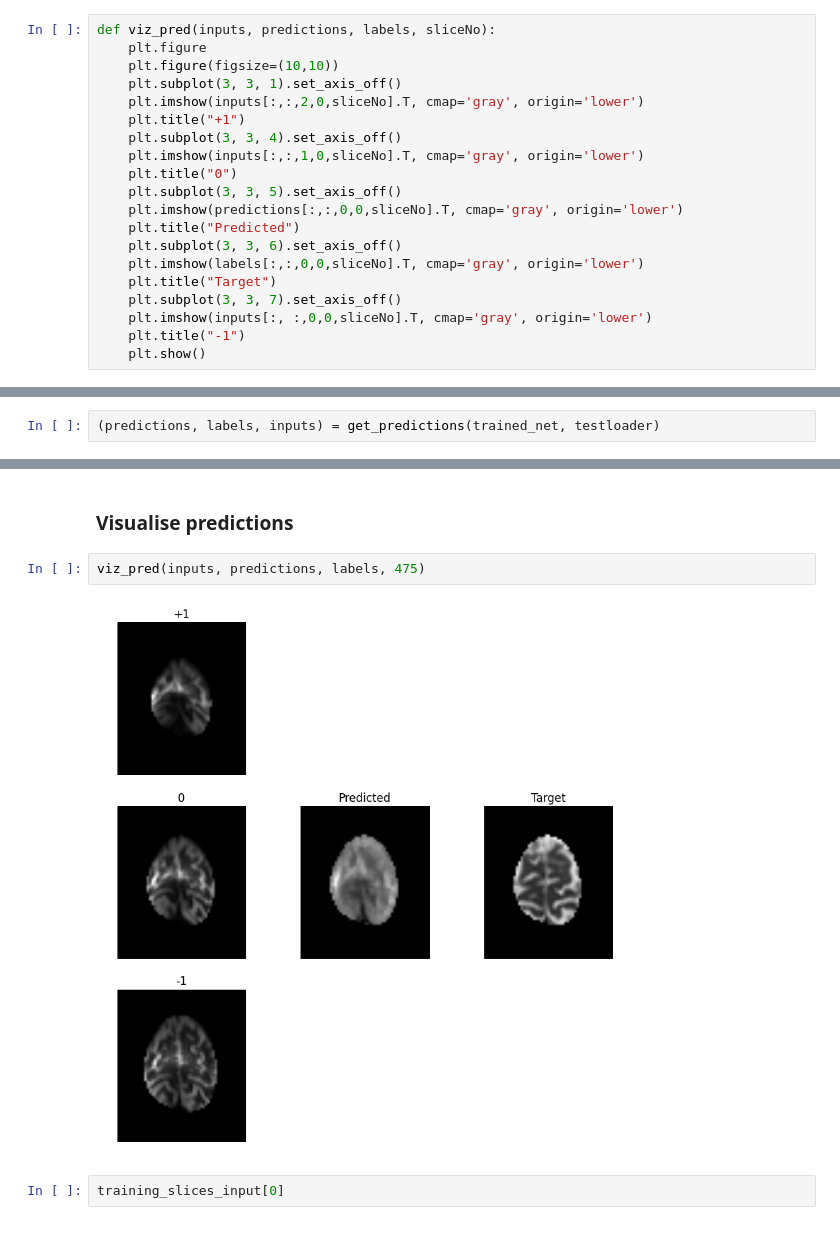
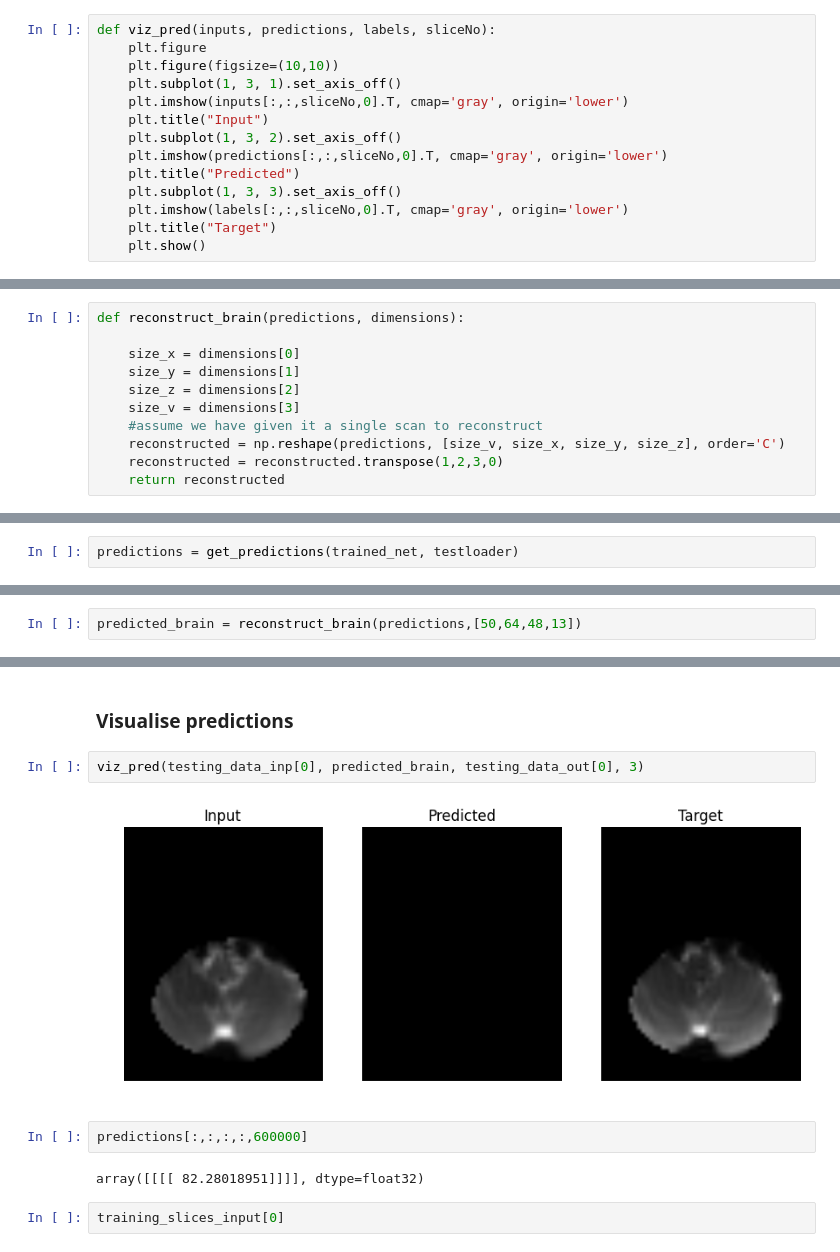
Before and after one commit to shivamdhall/MRIDataHarmonisation, a Jupyter notebook: Development/CrossX-Patchified.ipynb, the cells around one changed output, grey strips where cells are left out. Saved outputs shown, nothing was run; the diff lists cells and outputs as text.

```diff
--- a/Development/CrossX-Patchified.ipynb
+++ b/Development/CrossX-Patchified.ipynb
@@ -194,21 +194,15 @@ def normalise(dataset, mean=None, std=None):
 def viz_pred(inputs, predictions, labels, sliceNo):
     plt.figure
     plt.figure(figsize=(10,10))
-    plt.subplot(3, 3, 1).set_axis_off()
-    plt.imshow(inputs[:,:,2,0,sliceNo].T, cmap='gray', origin='lower')
-    plt.title("+1")
-    plt.subplot(3, 3, 4).set_axis_off()
-    plt.imshow(inputs[:,:,1,0,sliceNo].T, cmap='gray', origin='lower')
-    plt.title("0")
-    plt.subplot(3, 3, 5).set_axis_off()
-    plt.imshow(predictions[:,:,0,0,sliceNo].T, cmap='gray', origin='lower')
+    plt.subplot(1, 3, 1).set_axis_off()
+    plt.imshow(inputs[:,:,sliceNo,0].T, cmap='gray', origin='lower')
+    plt.title("Input")
+    plt.subplot(1, 3, 2).set_axis_off()
+    plt.imshow(predictions[:,:,sliceNo,0].T, cmap='gray', origin='lower')
     plt.title("Predicted")
-    plt.subplot(3, 3, 6).set_axis_off()
-    plt.imshow(labels[:,:,0,0,sliceNo].T, cmap='gray', origin='lower')
+    plt.subplot(1, 3, 3).set_axis_off()
+    plt.imshow(labels[:,:,sliceNo,0].T, cmap='gray', origin='lower')
     plt.title("Target")
-    plt.subplot(3, 3, 7).set_axis_off()
-    plt.imshow(inputs[:, :,0,0,sliceNo].T, cmap='gray', origin='lower')
-    plt.title("-1")
     plt.show()
 # %% [markdown]
 -------------------------------------------------------------------------------------------------------
@@ -447,3 +435,14 @@ def get_predictions(net, testloader):
+# %%
+def reconstruct_brain(predictions, dimensions):
+
+    size_x = dimensions[0]
+    size_y = dimensions[1]
+    size_z = dimensions[2]
+    size_v = dimensions[3]
+    #assume we have given it a single scan to reconstruct
+    reconstructed = np.reshape(predictions, [size_v, size_x, size_y, size_z], order='C')
+    reconstructed = reconstructed.transpose(1,2,3,0)
+    return reconstructed
 # %% [markdown]
 -------------------------------------------------------------------------------------------------------
 ---
@@ -589,4 +580,4 @@ Mean error per voxel : 143.770027
 # %% [markdown]
 ### Store predictions in a numpy array
 # %%
-(predictions, labels, inputs) = get_predictions(trained_net, testloader)
+predictions = get_predictions(trained_net, testloader)
@@ -593 +595,3 @@ Mean error per voxel : 143.770027
+# %%
+predicted_brain = reconstruct_brain(predictions,[50,64,48,13])
 # %%
@@ -597,9 +601,13 @@ inputs.shape
 # %% [markdown]
 ### Visualise predictions
-# %%
-viz_pred(inputs, predictions, labels, 475)
-# %% [output]
-[figure, removed]
+# %%
+viz_pred(testing_data_inp[0], predicted_brain, testing_data_out[0], 3)
+# %% [output]
+[figure, added]
+# %%
+predictions[:,:,:,:,600000]
+# %% [output]
+array([[[[ 82.28018951]]]], dtype=float32)
 # %%
 training_slices_input[0]
 # %% [output]
```
Also changed, not shown: parts of 7 cells of this notebook.
